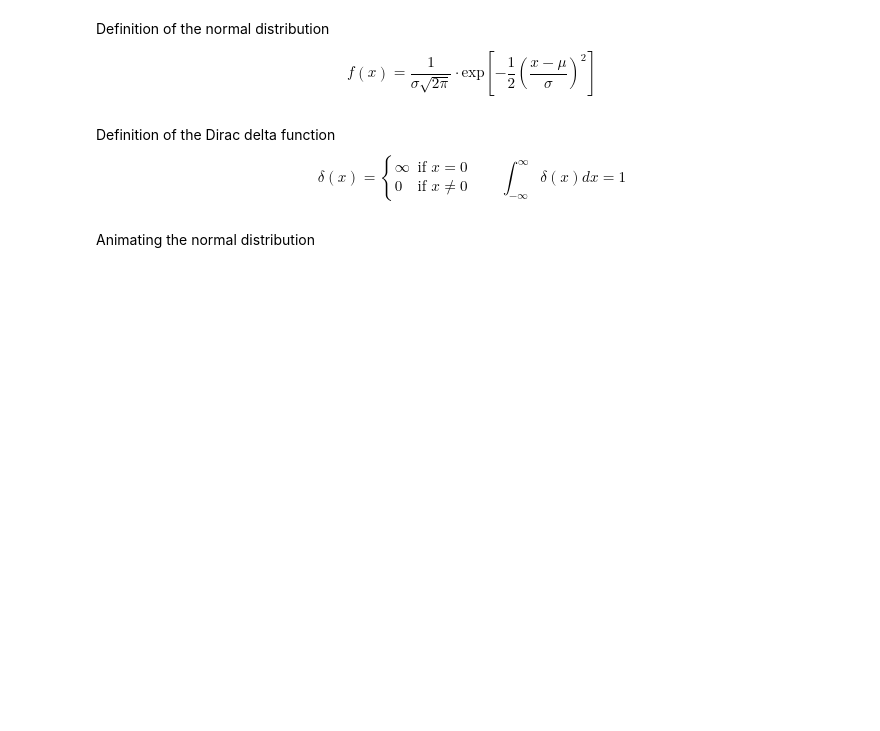
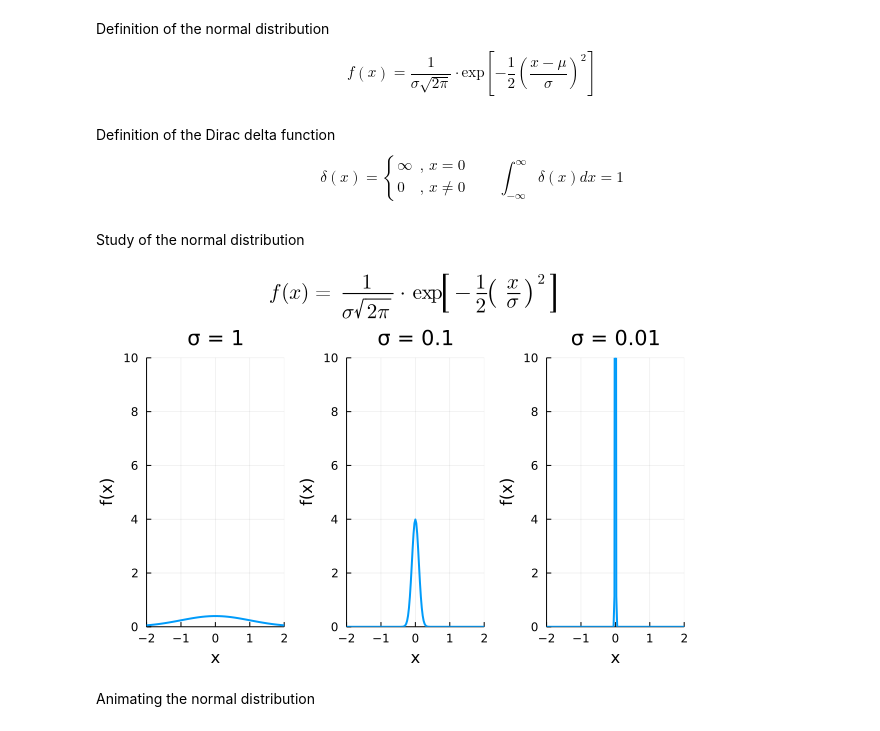
Before and after one commit to MateusGarciaRodolfo/random_coding, a Jupyter notebook: dirac_delta_function.ipynb, the cells around one changed output. Cells and saved outputs as stored; diff of their text form; code cells hidden in the pictures; blank space fills up the shorter version.

```diff
--- a/dirac_delta_function.ipynb
+++ b/dirac_delta_function.ipynb
@@ -8,10 +8,12 @@ $$f(x) = \frac{1}{\sigma \sqrt{2 \pi}} \cdot \text{exp}\left[-\frac{1}{2}\left({
 Definition of the Dirac delta function
 $$
 \delta(x) = \begin{cases}
-   \infty &\text{if } x=0 \\
-   0 &\text{if } x\neq0
+   \infty &\text{, } x=0 \\
+   0 &\text{, } x\neq0
 \end{cases}
 \ \ \ \ \ \ \ \ \int_{-\infty}^{\infty} \delta(x) dx = 1
 $$
+# %% [markdown]
+Study of the normal distribution
 # %%
 f(σ, μ, x) = 1 / (σ * √(2π)) * exp((-1 / 2) * ((x - μ) / σ)^2);
@@ -18,2 +24,15 @@ f(σ, μ, x) = 1 / (σ * √(2π)) * exp((-1 / 2) * ((x - μ) / σ)^2);
+# %%
+function makePlot()
+    title = plot(title=L"f(x) = \frac{1}{\sigma\sqrt{2 \pi}} \cdot \textrm{exp}\left[-\frac{1}{2}\left({\frac{x}{\sigma}}\right)^{2}\right]", grid=false, yticks=false, xticks=false, axis=false, bottom_margin=0Plots.px)
+    p1 = plot(x -> f(1, 0, x), range(-2, 2, length=151), xlims=(-2, 2), ylims=(0, 10), legend=false, linewidth=2, xlabel="x", ylabel="f(x)", title="σ = 1")
+    p2 = plot(x -> f(0.1, 0, x), range(-2, 2, length=151), xlims=(-2, 2), ylims=(0, 10), legend=false, linewidth=2, xlabel="x", ylabel="f(x)", title="σ = 0.1")
+    p3 = plot(x -> f(0.01, 0, x), range(-2, 2, length=151), xlims=(-2, 2), ylims=(0, 10), legend=false, linewidth=2, xlabel="x", ylabel="f(x)", title="σ = 0.01")
+
+    plot(title, p1, p2, p3, layout=@layout([A{0.01h}; [B C D]]))
+end
+
+makePlot()
+# %% [output]
+[figure, added]
 # %% [markdown]
 Animating the normal distribution
```
Also changed, not shown: parts of 8 cells of this notebook.
